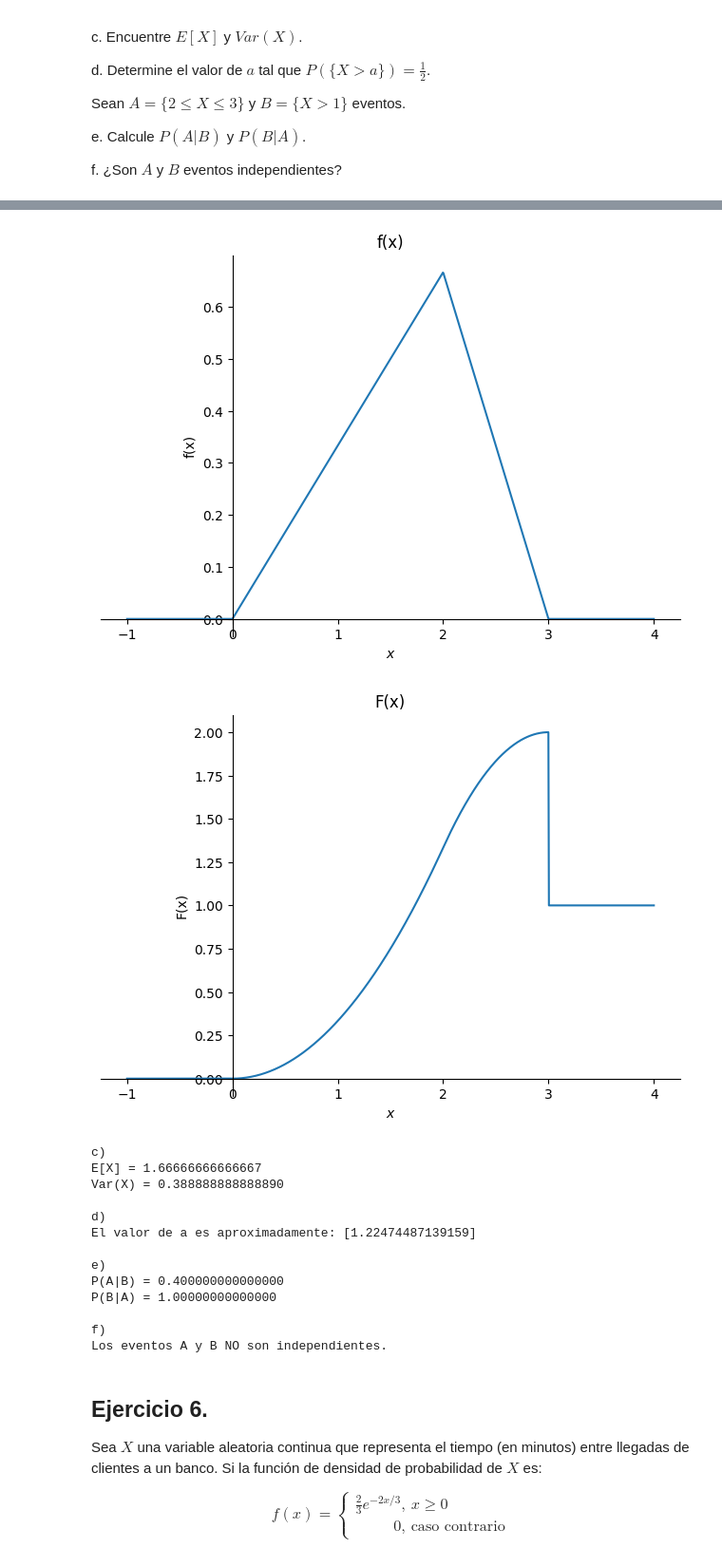
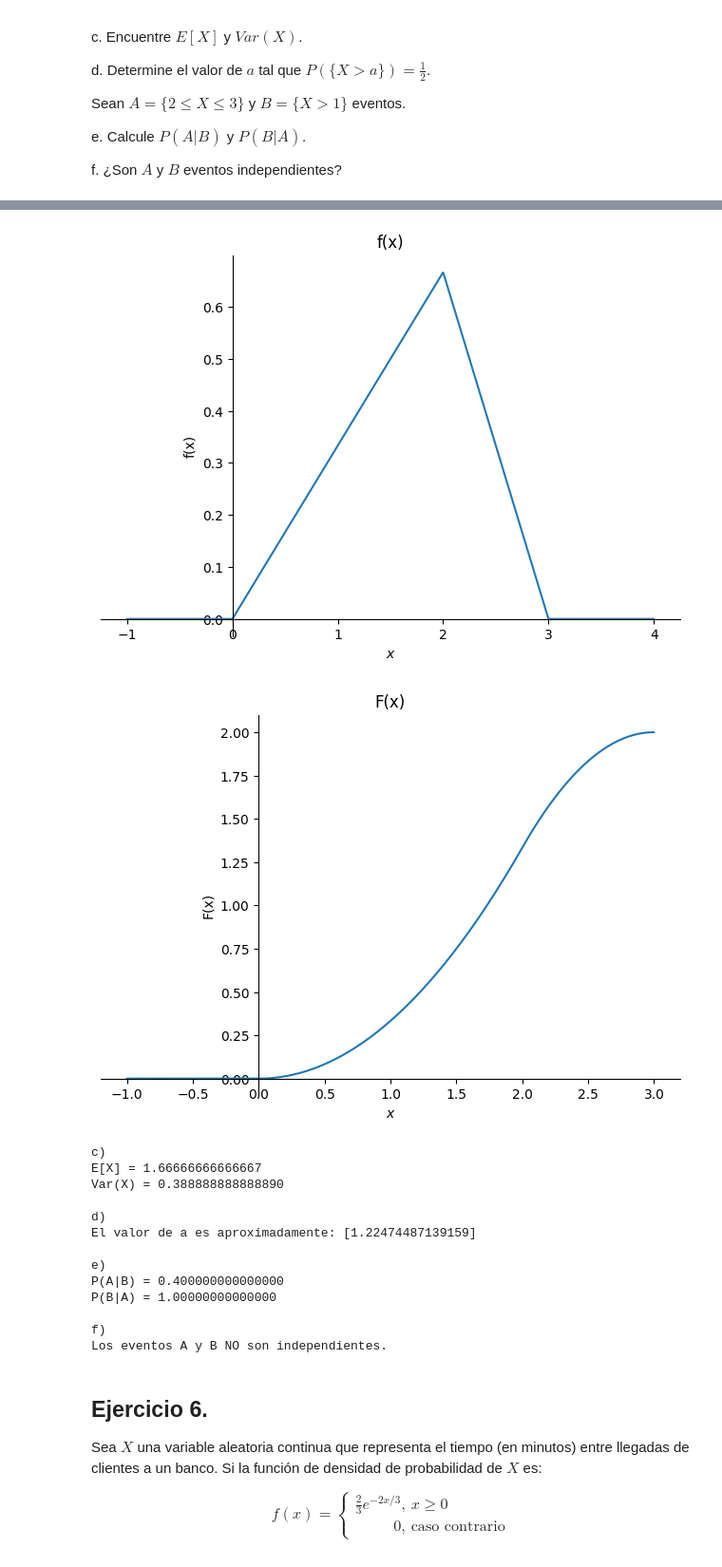
Before and after one commit to C3AC/ProbLabs, a Jupyter notebook: MM3014 - Lab 3 - Variables aleatorias.ipynb, the cells around one changed output, grey strips where cells are left out. Shown at 95% size. Drawn from its saved outputs; the diff is of its cells as text; code cells hidden in the pictures.

```diff
--- a/MM3014 - Lab 3 - Variables aleatorias.ipynb
+++ b/MM3014 - Lab 3 - Variables aleatorias.ipynb
@@ -338,7 +338,7 @@ F_X = sy.Piecewise(
     (0, x < 0),
     (sy.integrate(f_1, (t, 0, x)), (x >= 0) & (x <= 2)),
     (sy.integrate(f_1, (t, 0, 2)) + sy.integrate(f_2, (t, 2, x)), (x > 2) & (x <= 3)),
-    (1, x > 3)
+    (1, x > 4)
 )
 print(f'F(x) = {sy.simplify(F_X)}')
 
@@ -385,7 +385,7 @@ F(x) = Piecewise((0, x < 0), (x**2/3, x <= 2), (-0.666666666666667*x**2 + 4.0*x
 
 b)
 [figure]
-[figure, old version]
+[figure, new version]
 c)
 E[X] = 1.66666666666667
 Var(X) = 0.388888888888890
```
Also changed, not shown: parts of 1 cell of this notebook.
